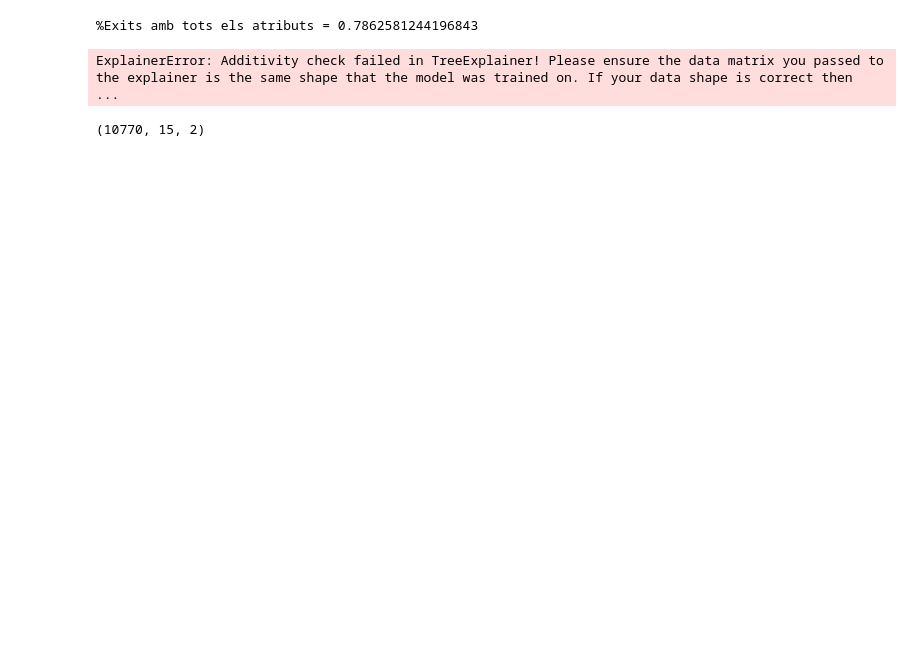
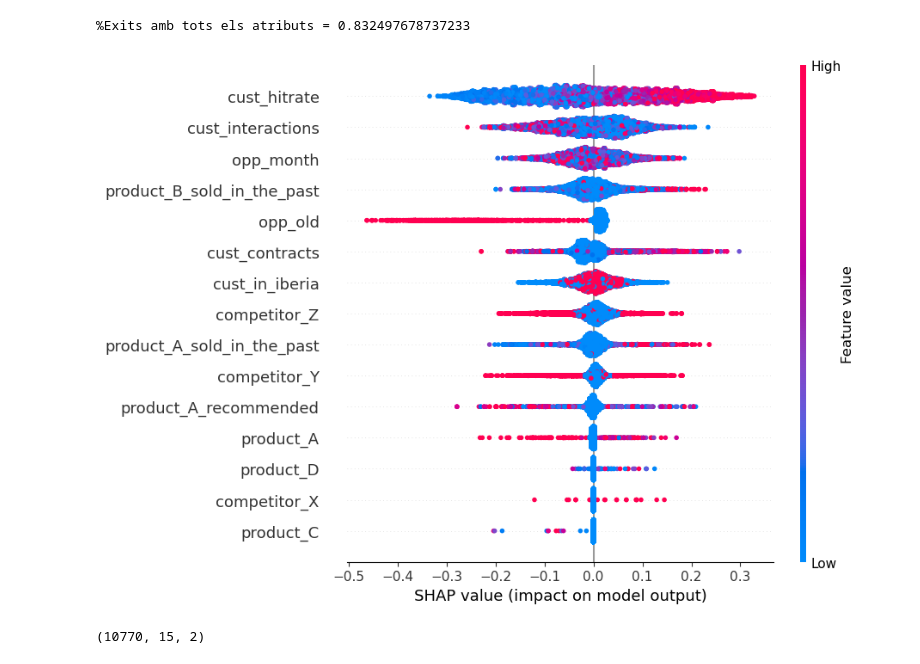
Before and after one commit to SebastianLunaValoroso/Datathon-Schneider-Electric, a Jupyter notebook: proves.ipynb, the cells around one changed output. Cells and saved outputs as stored; diff of their text form; code cells hidden in the pictures; blank space fills up the shorter version.

```diff
--- a/proves.ipynb
+++ b/proves.ipynb
@@ -7,17 +7,17 @@ import matplotlib
 # %%
 X = pd.read_csv("dataset.csv", usecols=range(1,16))
 y = pd.read_csv("dataset.csv", usecols = [16])
 X_Train, X_Test, y_train, y_test = train_test_split(X, y, test_size = 0.3, random_state = 1)
-Rf = RandomForestClassifier(n_estimators=1)
+Rf = RandomForestClassifier(n_estimators=15)
 Rf.fit(X_Train,y_train)
 Exits = Rf.score(X_Test,y_test)
 print(f"%Exits amb tots els atributs =", Exits)
-explainer = shap.Explainer(Rf, X_Train)
-shap_values = explainer(X_Test)
-shap.plots.beeswarm(shap_values[:,:,1])
+explainer = shap.TreeExplainer(Rf, X_Train)
+shap_values = explainer(X_Test, check_additivity=False)
+shap.plots.beeswarm(shap_values[:,:,1], max_display=16)
 # %% [output]
-%Exits amb tots els atributs = 0.7862581244196843
+%Exits amb tots els atributs = 0.832497678737233
-ExplainerError: Additivity check failed in TreeExplainer! Please ensure the data matrix you passed to the explainer is the same shape that the model was trained on. If your data shape is correct then  ...
+[figure, added]
 # %%
 print(shap_values.shape)
 # %% [output]
```
